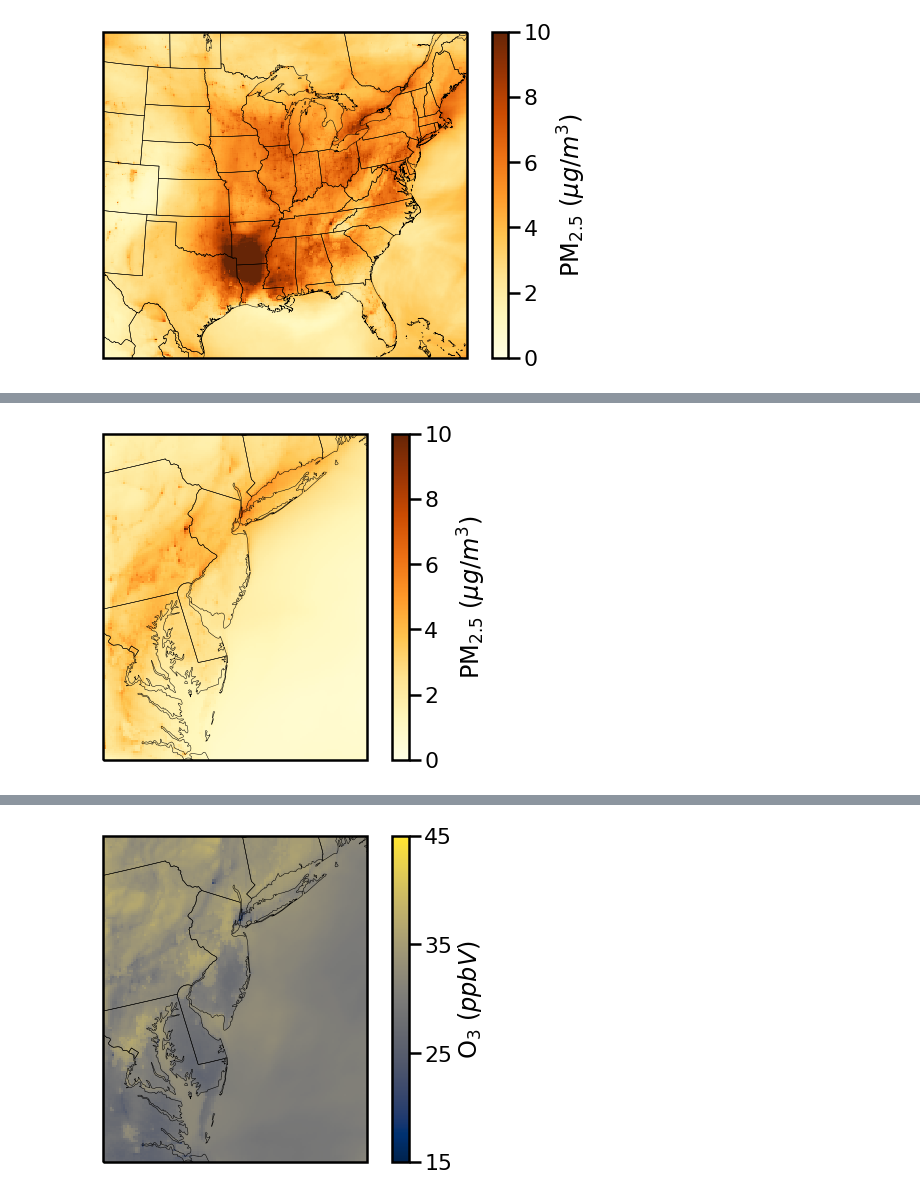
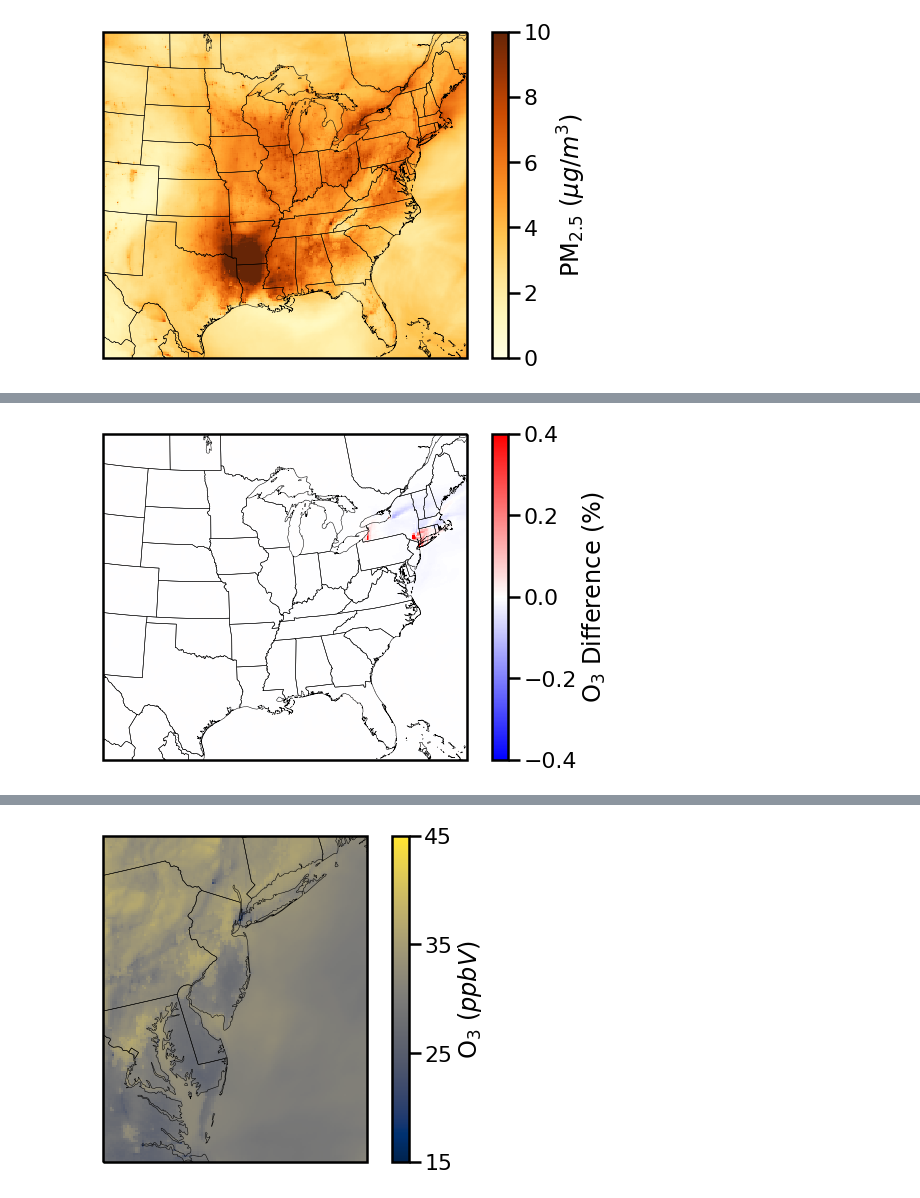
Before and after one commit to jeffreysward/cmaqpy, a Jupyter notebook: notebooks/Visualize cctm output.ipynb, the cells around one changed output, grey strips where cells are left out. Drawn from its saved outputs; the diff is of its cells as text; code cells hidden in the pictures.

```diff
--- a/notebooks/Visualize cctm output.ipynb
+++ b/notebooks/Visualize cctm output.ipynb
@@ -48,13 +45,17 @@ proj_bounds_4 = plots.get_domain_boundary(c_ren_4, ccrs_4)
 # Get the plot variables
 pm25_mean_12 = c_ren_12.PM25_TOT.mean(dim='time').squeeze()
 pm25_mean_diff_12 = (c_ren_12.PM25_TOT - c_base_12.PM25_TOT).mean(dim='time').squeeze()
+pm25_mean_pct_diff_12 = ((c_ren_12.PM25_TOT - c_base_12.PM25_TOT) / c_base_12.PM25_TOT * 100).mean(dim='time').squeeze()
 pm25_mean_4 = c_ren_4.PM25_TOT.mean(dim='time').squeeze()
 pm25_mean_diff_4 = (c_ren_4.PM25_TOT - c_base_4.PM25_TOT).mean(dim='time').squeeze()
+pm25_mean_pct_diff_4 = ((c_ren_4.PM25_TOT - c_base_4.PM25_TOT) / c_base_4.PM25_TOT * 100).mean(dim='time').squeeze()
 
 o3_mean_12 = c_ren_12.O3.mean(dim='time').squeeze()
 o3_mean_diff_12 = (c_ren_12.O3 - c_base_12.O3).mean(dim='time').squeeze()
+o3_mean_pct_diff_12 = ((c_ren_12.O3 - c_base_12.O3) / c_base_12.O3 * 100).mean(dim='time').squeeze()
 o3_mean_4 = c_ren_4.O3.mean(dim='time').squeeze()
 o3_mean_diff_4 = (c_ren_4.O3 - c_base_4.O3).mean(dim='time').squeeze()
+o3_mean_pct_diff_4 = ((c_ren_4.O3 - c_base_4.O3) / c_base_4.O3 * 100).mean(dim='time').squeeze()
 # %%
 # Plot PM2.5 for the 12km domain
 plots.conc_map(pm25_mean_12, cmap=cm.get_cmap('YlOrBr'), figsize=(9,6), ax=None, cartopy_crs=ccrs_12, proj_bounds=proj_bounds_12,
@@ -71,7 +102,11 @@ plots.conc_map(pm25_mean_diff_12, cmap=cm.get_cmap('bwr'), figsize=(9,6), ax=Non
 # %%
-# Plot PM2.5 for the 4km domain
-plots.conc_map(pm25_mean_4, cmap=cm.get_cmap('YlOrBr'), figsize=(9,6), ax=None, cartopy_crs=ccrs_4, proj_bounds=proj_bounds_4,
-    vmin=0, vmax=10, cbar_args={"cbar_ticks": [0, 2, 4, 6, 8, 10], "cbar_label": 'PM$_{2.5}$ ($\mu g/m^{3}$)'},
-    savefig=True, figpath='../cmaqpy/data/plots/pm25_4km.png')
+# Plot O3 diff for the 12km domain
+plots.conc_map(o3_mean_pct_diff_12, cmap=cm.get_cmap('bwr'), figsize=(9,6), ax=None, cartopy_crs=ccrs_12, proj_bounds=proj_bounds_12,
+    vmin=-0.4, vmax=0.4,
+    cbar_args={
+        # "cbar_ticks": [-0.2, -0.1, 0, 0.1, 0.2],
+        "cbar_label": 'O$_{3}$ Difference (%)'
+        },
+    savefig=True, figpath='../cmaqpy/data/plots/o3_diff_12km.png')
 # %% [output]
-[figure, old version]
+[figure, new version]
```
Also changed, not shown: parts of 10 cells of this notebook, 2 other files.
